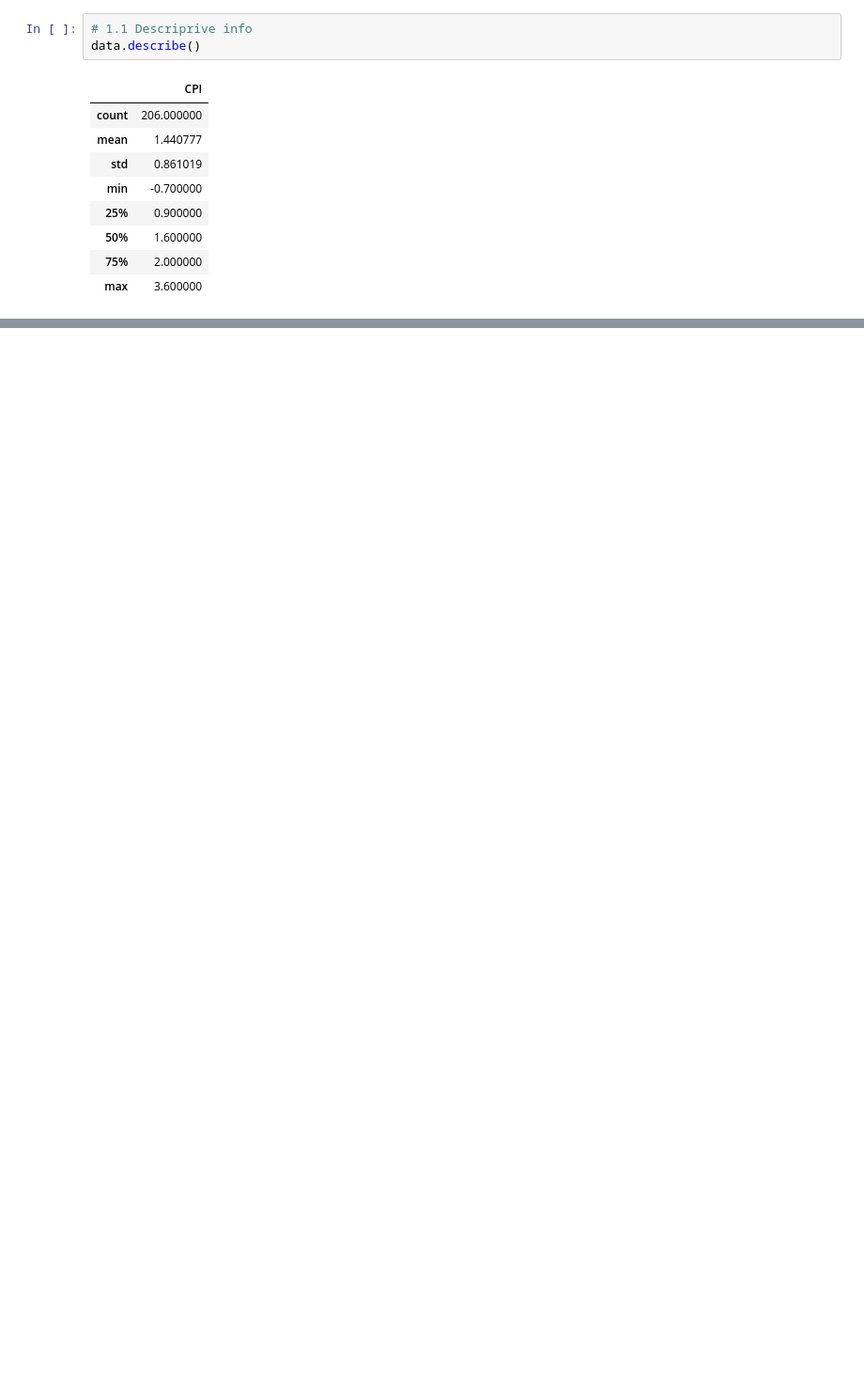
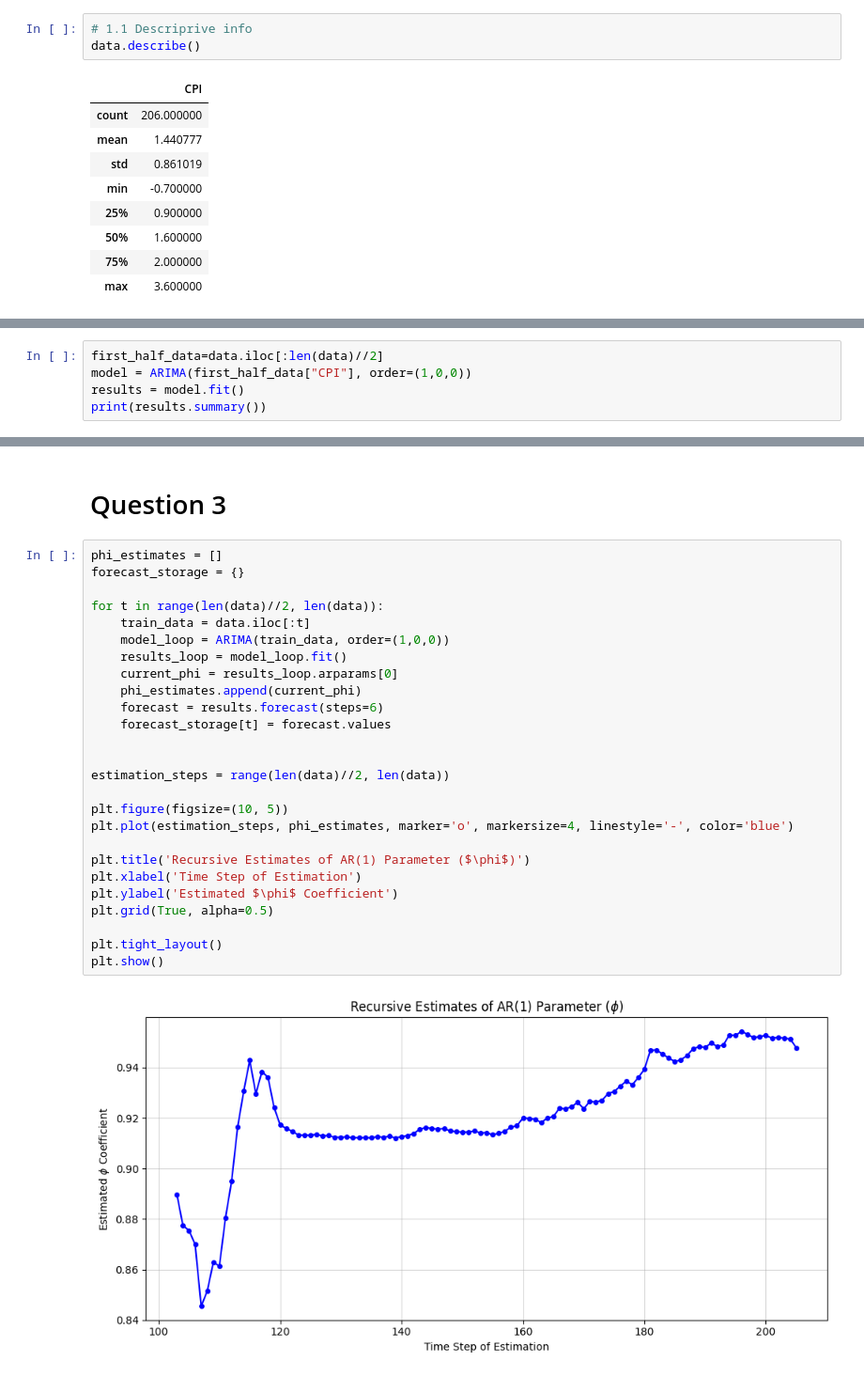
Before and after one commit to tristan-bailly/Econometrics_HW1, a Jupyter notebook: Homework_2_DSBA.ipynb, the cells around one changed output, grey strips where cells are left out. Shown at 94% size. Drawn from its saved outputs; the diff is of its cells as text; blank space fills up the shorter version.

```diff
--- a/Homework_2_DSBA.ipynb
+++ b/Homework_2_DSBA.ipynb
@@ -55,0 +87,5 @@ data.plot()
+# %%
+first_half_data=data.iloc[:len(data)//2]
+model = ARIMA(first_half_data["CPI"], order=(1,0,0))
+results = model.fit()
+print(results.summary())
@@ -55,0 +110,30 @@ data.plot()
+# %% [markdown]
+# Question 3
+# %%
+phi_estimates = []
+forecast_storage = {}
+
+for t in range(len(data)//2, len(data)):
+    train_data = data.iloc[:t]
+    model_loop = ARIMA(train_data, order=(1,0,0))
+    results_loop = model_loop.fit()
+    current_phi = results_loop.arparams[0]
+    phi_estimates.append(current_phi)
+    forecast = results.forecast(steps=6)
+    forecast_storage[t] = forecast.values
+
+
+estimation_steps = range(len(data)//2, len(data))
+
+plt.figure(figsize=(10, 5))
+plt.plot(estimation_steps, phi_estimates, marker='o', markersize=4, linestyle='-', color='blue')
+
+plt.title('Recursive Estimates of AR(1) Parameter ($\phi$)')
+plt.xlabel('Time Step of Estimation')
+plt.ylabel('Estimated $\phi$ Coefficient')
+plt.grid(True, alpha=0.5)
+
+plt.tight_layout()
+plt.show()
+# %% [output]
+[figure, added]
```
Also changed, not shown: parts of 8 cells of this notebook.
